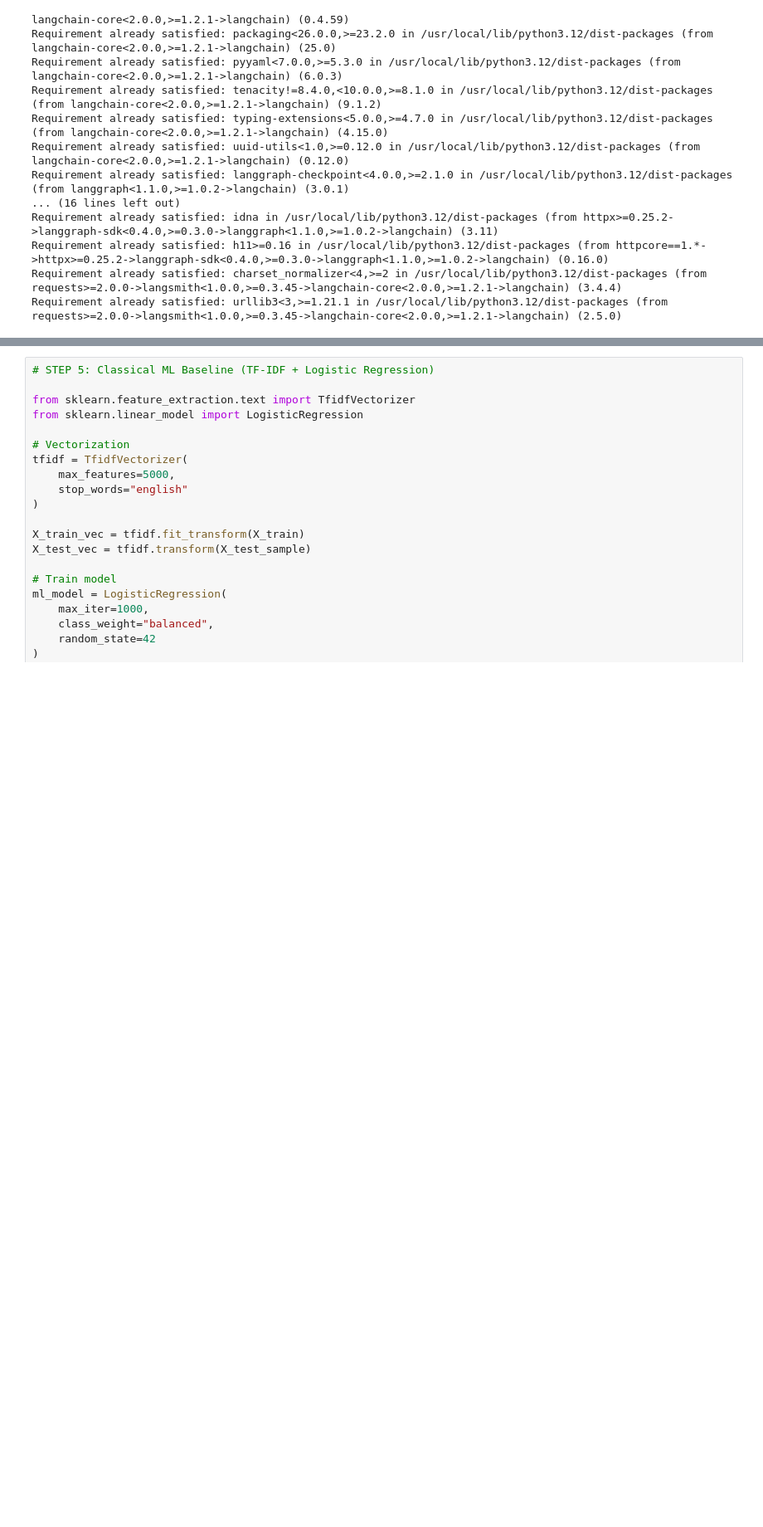
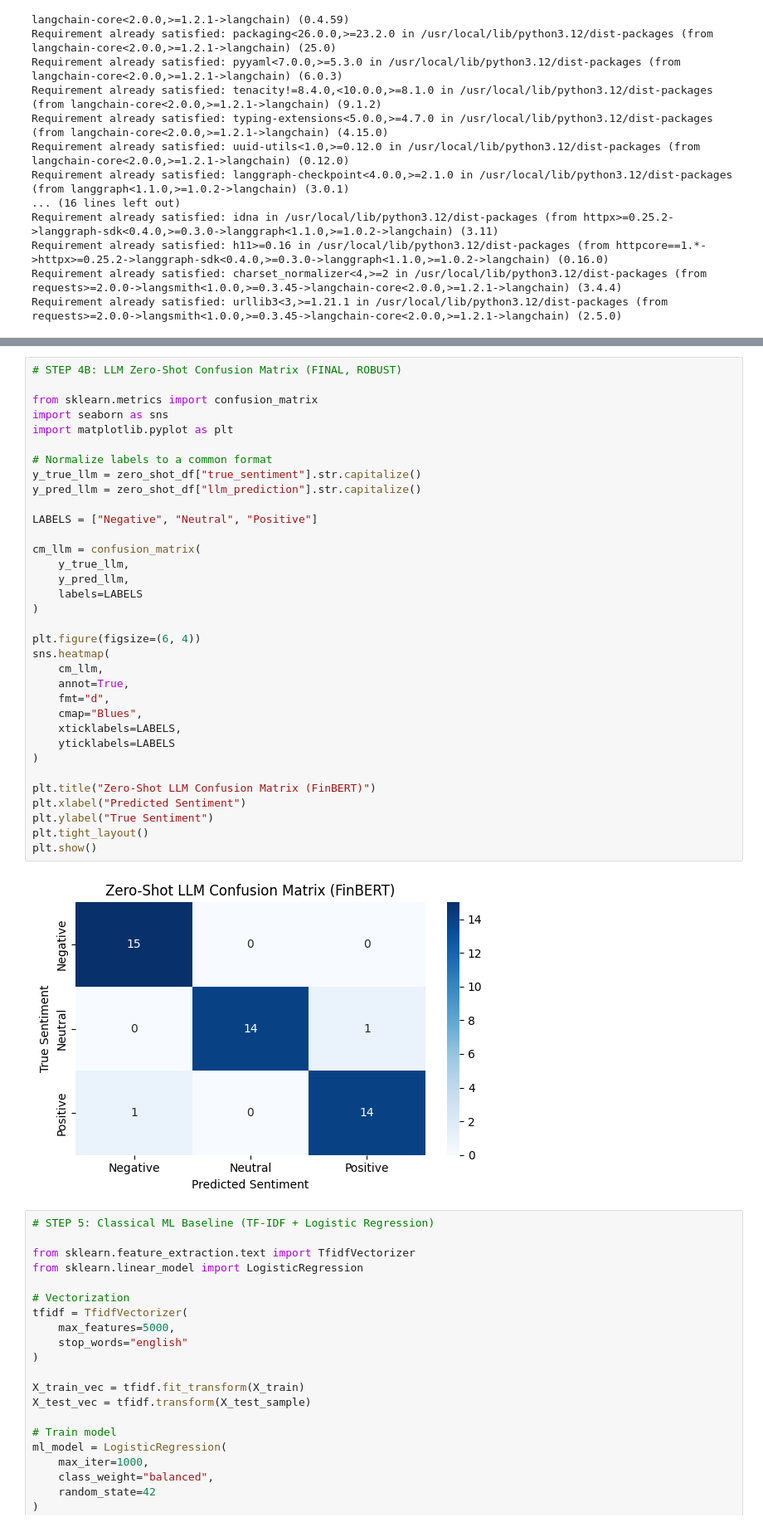
Before and after one commit to TadikondaMythri/96_Mythri, a Jupyter notebook: financial_sentiment_analysis_llm.ipynb, the cells around one changed output, grey strips where cells are left out. Shown at 83% size. Saved outputs shown, nothing was run; the diff lists cells and outputs as text; blank space fills up the shorter version.

```diff
--- a/financial_sentiment_analysis_llm.ipynb
+++ b/financial_sentiment_analysis_llm.ipynb
@@ -253,3 +192,39 @@ LLM Confusion Matrix:
+# %%
+# STEP 4B: LLM Zero-Shot Confusion Matrix (FINAL, ROBUST)
+
+from sklearn.metrics import confusion_matrix
+import seaborn as sns
+import matplotlib.pyplot as plt
+
+# Normalize labels to a common format
+y_true_llm = zero_shot_df["true_sentiment"].str.capitalize()
+y_pred_llm = zero_shot_df["llm_prediction"].str.capitalize()
+
+LABELS = ["Negative", "Neutral", "Positive"]
+
+cm_llm = confusion_matrix(
+    y_true_llm,
+    y_pred_llm,
+    labels=LABELS
+)
+
+plt.figure(figsize=(6, 4))
+sns.heatmap(
+    cm_llm,
+    annot=True,
+    fmt="d",
+    cmap="Blues",
+    xticklabels=LABELS,
+    yticklabels=LABELS
+)
+
+plt.title("Zero-Shot LLM Confusion Matrix (FinBERT)")
+plt.xlabel("Predicted Sentiment")
+plt.ylabel("True Sentiment")
+plt.tight_layout()
+plt.show()
+# %% [output]
+[figure, added]
 # %%
 # STEP 5: Classical ML Baseline (TF-IDF + Logistic Regression)
 
```
Also changed, not shown: parts of 14 cells of this notebook.
